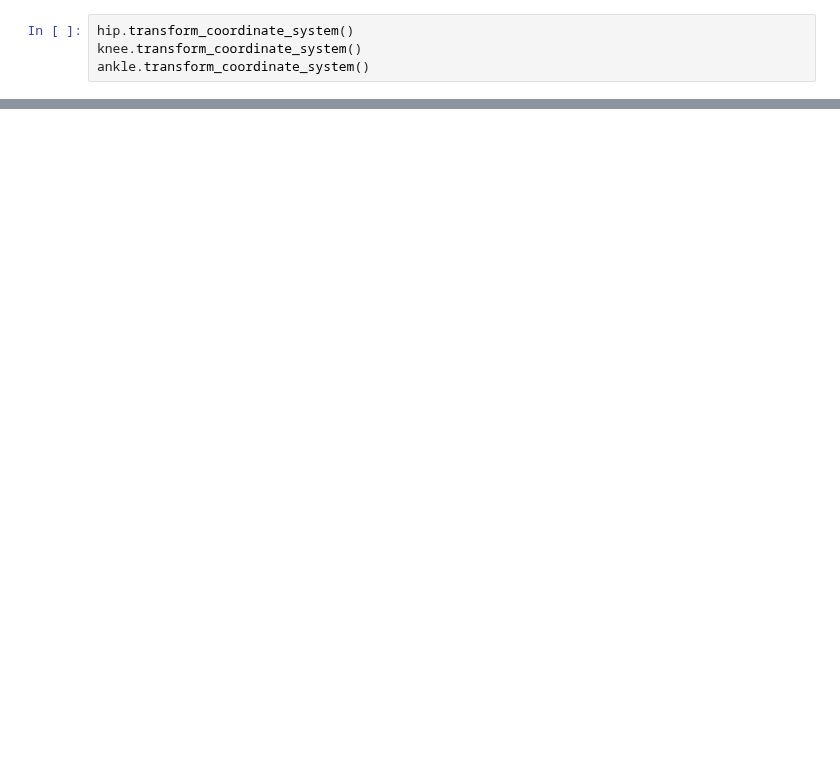
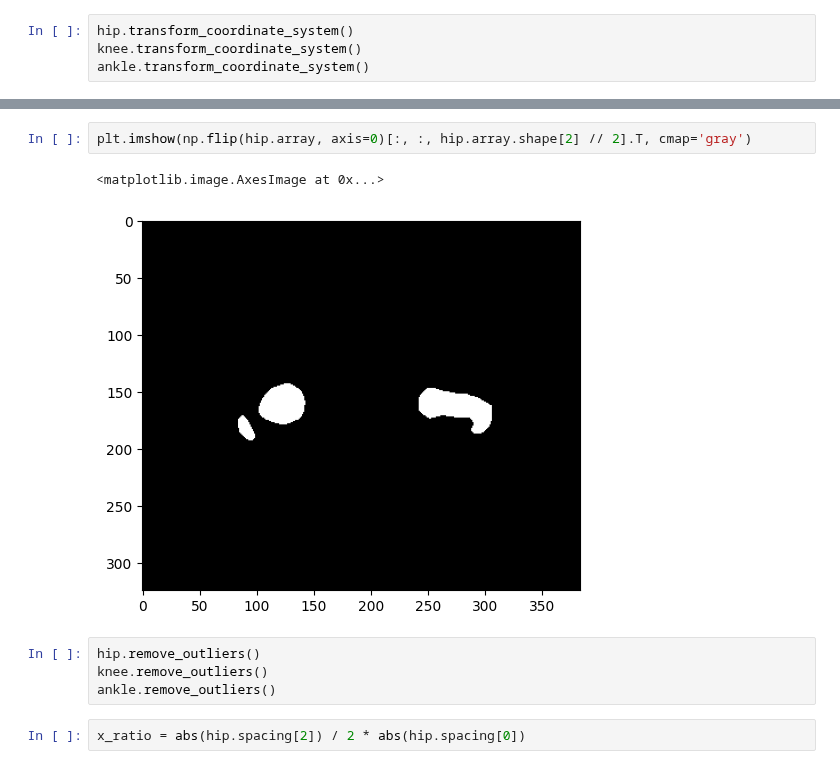
Before and after one commit to swestfechtel/morphometry, a Jupyter notebook: notebooks/augsburg_test.ipynb, the cells around one changed output, grey strips where cells are left out. Saved outputs shown, nothing was run; the diff lists cells and outputs as text; blank space fills up the shorter version.

```diff
--- a/notebooks/augsburg_test.ipynb
+++ b/notebooks/augsburg_test.ipynb
@@ -387,0 +48,11 @@ array([[-0.0032388 ,  0.0047438 ,  0.01336153],
+# %%
+plt.imshow(np.flip(hip.array, axis=0)[:, :, hip.array.shape[2] // 2].T, cmap='gray')
+# %% [output]
+<matplotlib.image.AxesImage at 0x...>
+[figure, added]
+# %%
+hip.remove_outliers()
+knee.remove_outliers()
+ankle.remove_outliers()
+# %%
+x_ratio = abs(hip.spacing[2]) / 2 * abs(hip.spacing[0])
```
Also changed, not shown: parts of 73 cells of this notebook, 13 other files.
